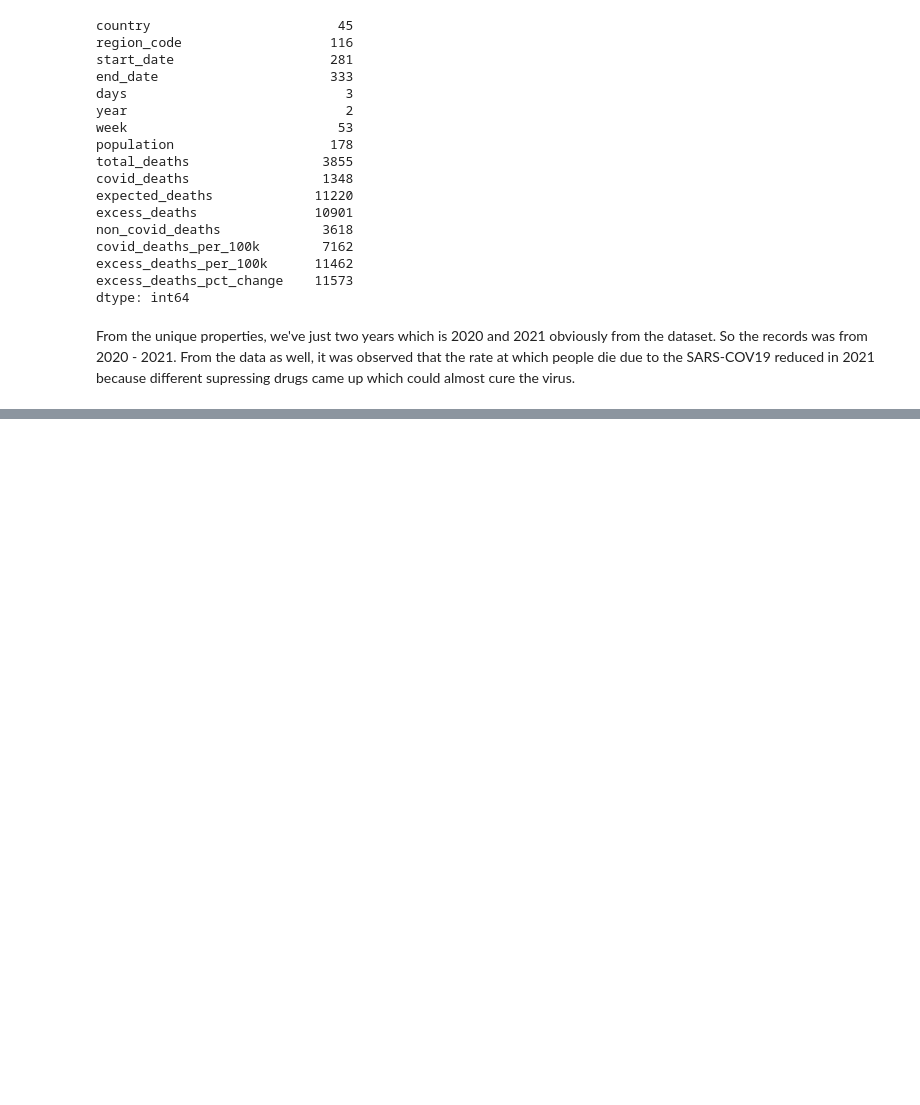
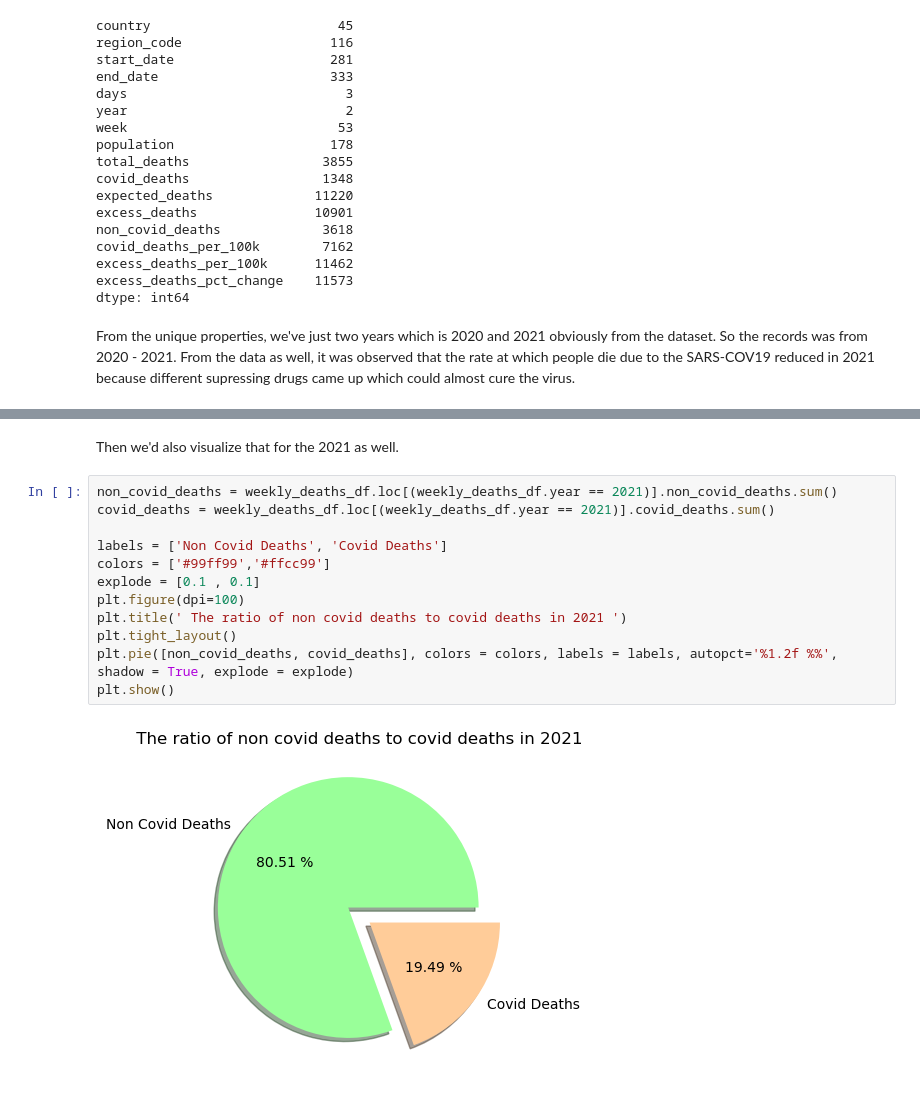
Before and after one commit to DevEmmy/all_weekly_excess_deaths_data_analysis, a Jupyter notebook: data_science.ipynb, the cells around one changed output, grey strips where cells are left out. Saved outputs shown, nothing was run; the diff lists cells and outputs as text; blank space fills up the shorter version.

```diff
--- a/data_science.ipynb
+++ b/data_science.ipynb
@@ -148,0 +231,16 @@ file
+# %% [markdown]
+Then we'd also visualize that for the 2021 as well.
+# %%
+non_covid_deaths = weekly_deaths_df.loc[(weekly_deaths_df.year == 2021)].non_covid_deaths.sum()
+covid_deaths = weekly_deaths_df.loc[(weekly_deaths_df.year == 2021)].covid_deaths.sum()
+
+labels = ['Non Covid Deaths', 'Covid Deaths']
+colors = ['#99ff99','#ffcc99']
+explode = [0.1 , 0.1]
+plt.figure(dpi=100)
+plt.title(' The ratio of non covid deaths to covid deaths in 2021 ')
+plt.tight_layout()
+plt.pie([non_covid_deaths, covid_deaths], colors = colors, labels = labels, autopct='%1.2f %%', shadow = True, explode = explode)
+plt.show()
+# %% [output]
+[figure, added]
```
Also changed, not shown: parts of 20 cells of this notebook, 11 other files.
